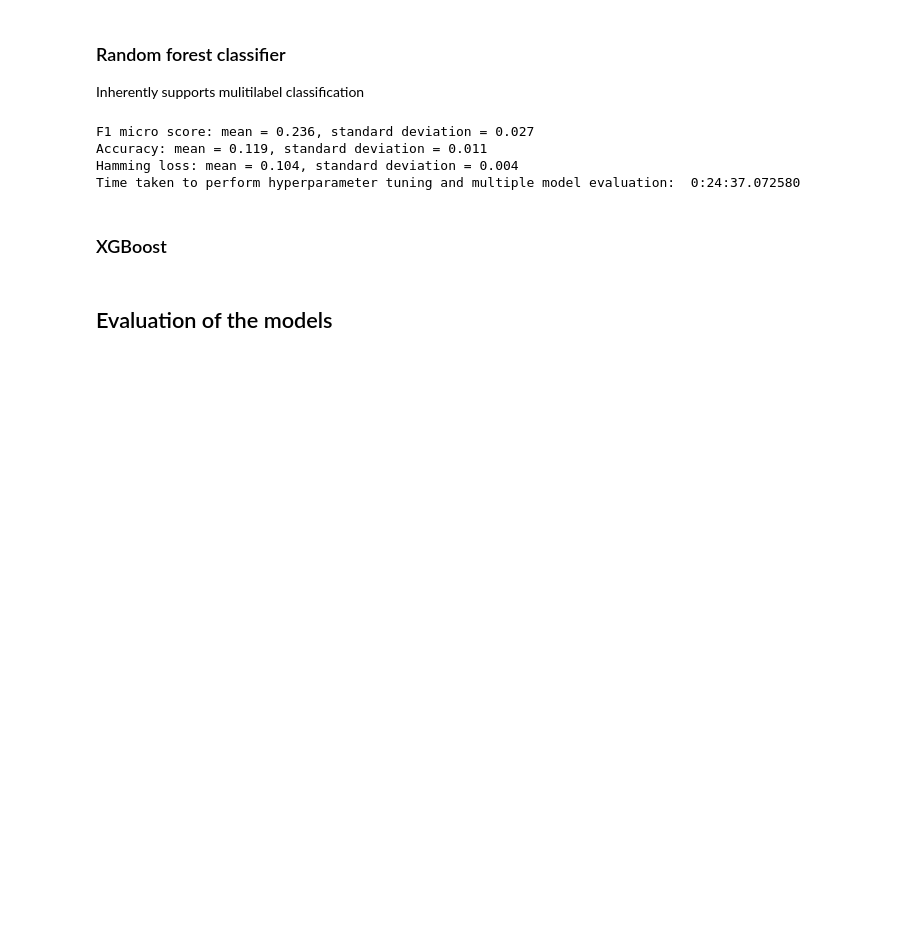
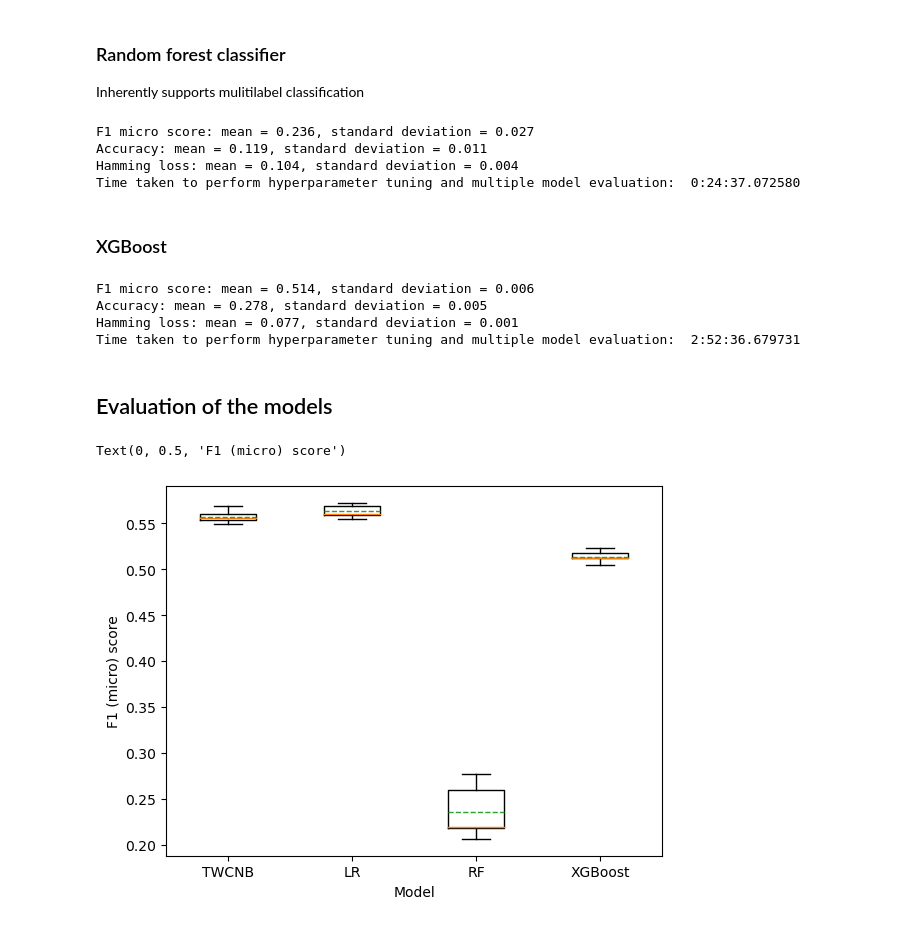
Before and after one commit to radovic/automatic-book-genre-classification, a Jupyter notebook: code/classification.ipynb, the cells around one changed output. Saved outputs shown, nothing was run; the diff lists cells and outputs as text; code cells hidden in the pictures; blank space fills up the shorter version.

```diff
--- a/code/classification.ipynb
+++ b/code/classification.ipynb
@@ -266,8 +266,13 @@ xgboost = xgb.XGBClassifier(objective = 'multi:softmax',
 one_vs_rest_xgboost = OneVsRestClassifier(xgboost)
 
 param_space = {
-              'model__estimator__max_depth':list(np.arange(3,5, step=1))
+              'model__estimator__max_depth': [2, 5]
               }
 xgboost_scores = tune_and_evaluate_model(one_vs_rest_xgboost, param_space, X, Y)
 print("Time taken to perform hyperparameter tuning and multiple model evaluation: ",datetime.now()-st)
+# %% [output]
+F1 micro score: mean = 0.514, standard deviation = 0.006
+Accuracy: mean = 0.278, standard deviation = 0.005
+Hamming loss: mean = 0.077, standard deviation = 0.001
+Time taken to perform hyperparameter tuning and multiple model evaluation:  2:52:36.679731
 # %%
@@ -281,13 +288,16 @@ with open('./data/scores/allgenres/XGBoost_scores.pkl', 'wb') as i:
 # %%
-models_scores_f1 =  {'Multinomial naive Bayes': mnb_scores['test_F1 micro'],
-                     'Logistic regression': lr_scores['test_F1 micro'],
-                     'Random forest': nrf_scores['test_F1 micro'],
+models_scores_f1 =  {'TWCNB': mnb_scores['test_F1 micro'],
+                     'LR': lr_scores['test_F1 micro'],
+                     'RF': rf_scores['test_F1 micro'],
                      'XGBoost' : xgboost_scores['test_F1 micro']
                     }
 
 fig, ax = plt.subplots()
 ax.boxplot(models_scores_f1.values(), showmeans=True, meanline = True)
 ax.set_xticklabels(models_scores_f1.keys())
 ax.set_xlabel("Model")
 ax.set_ylabel("F1 (micro) score")
+# %% [output]
+Text(0, 0.5, 'F1 (micro) score')
+[figure, added]
 # %%
```
Also changed, not shown: parts of 12 cells of this notebook, 1 other file.
